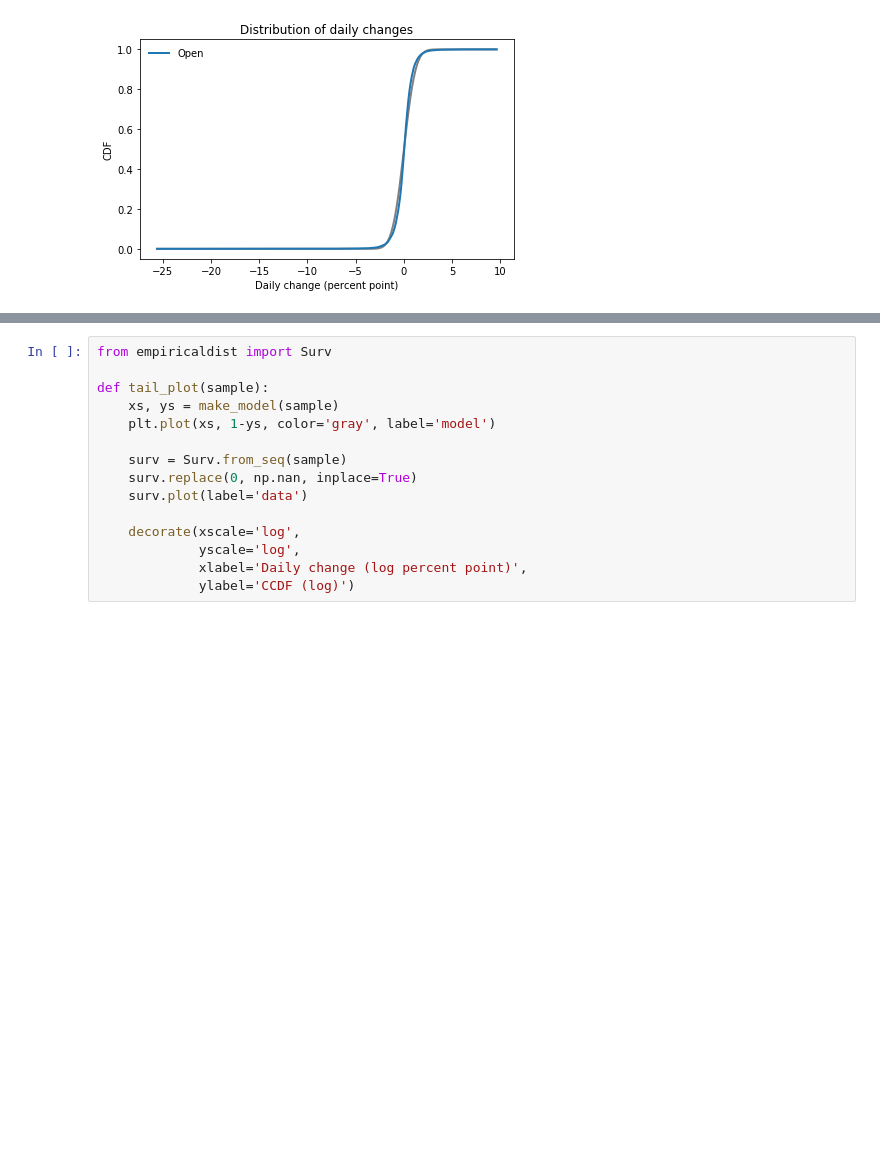
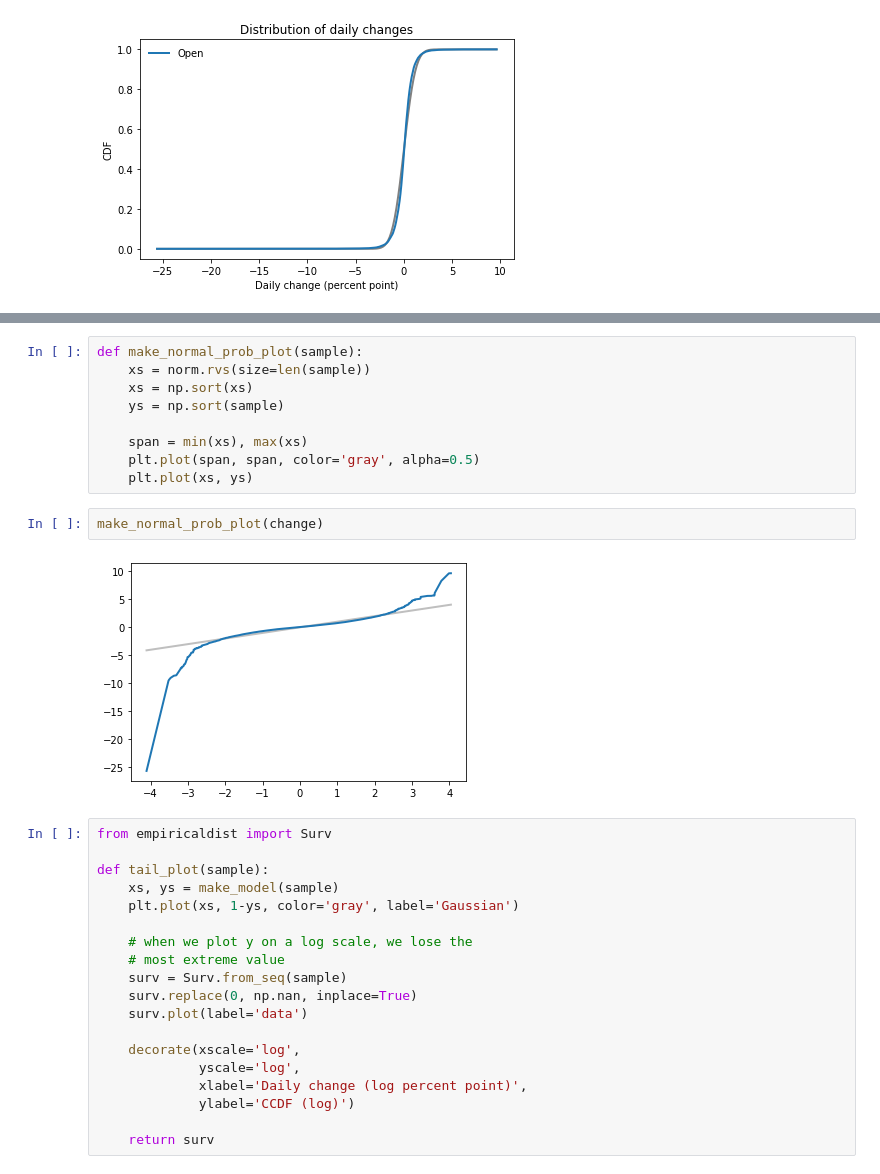
Before and after one commit to AllenDowney/ProbablyOverthinkingIt, a Jupyter notebook: sp500.ipynb, the cells around one changed output, grey strips where cells are left out. Drawn from its saved outputs; the diff is of its cells as text; blank space fills up the shorter version.

```diff
--- a/sp500.ipynb
+++ b/sp500.ipynb
@@ -86,10 +84,25 @@ decorate(xlim=[-3, 3],
+# %%
+def make_normal_prob_plot(sample):
+    xs = norm.rvs(size=len(sample))
+    xs = np.sort(xs)
+    ys = np.sort(sample)
+
+    span = min(xs), max(xs)
+    plt.plot(span, span, color='gray', alpha=0.5)
+    plt.plot(xs, ys)
+# %%
+make_normal_prob_plot(change)
+# %% [output]
+[figure, added]
 # %%
 from empiricaldist import Surv
 
 def tail_plot(sample):
     xs, ys = make_model(sample)
-    plt.plot(xs, 1-ys, color='gray', label='model')
+    plt.plot(xs, 1-ys, color='gray', label='Gaussian')
 
+    # when we plot y on a log scale, we lose the
+    # most extreme value
     surv = Surv.from_seq(sample)
     surv.replace(0, np.nan, inplace=True)
     surv.plot(label='data')
@@ -98,3 +111,5 @@ def tail_plot(sample):
              yscale='log',
              xlabel='Daily change (log percent point)',
              ylabel='CCDF (log)')
+
+    return surv
```
Also changed, not shown: parts of 23 cells of this notebook.
